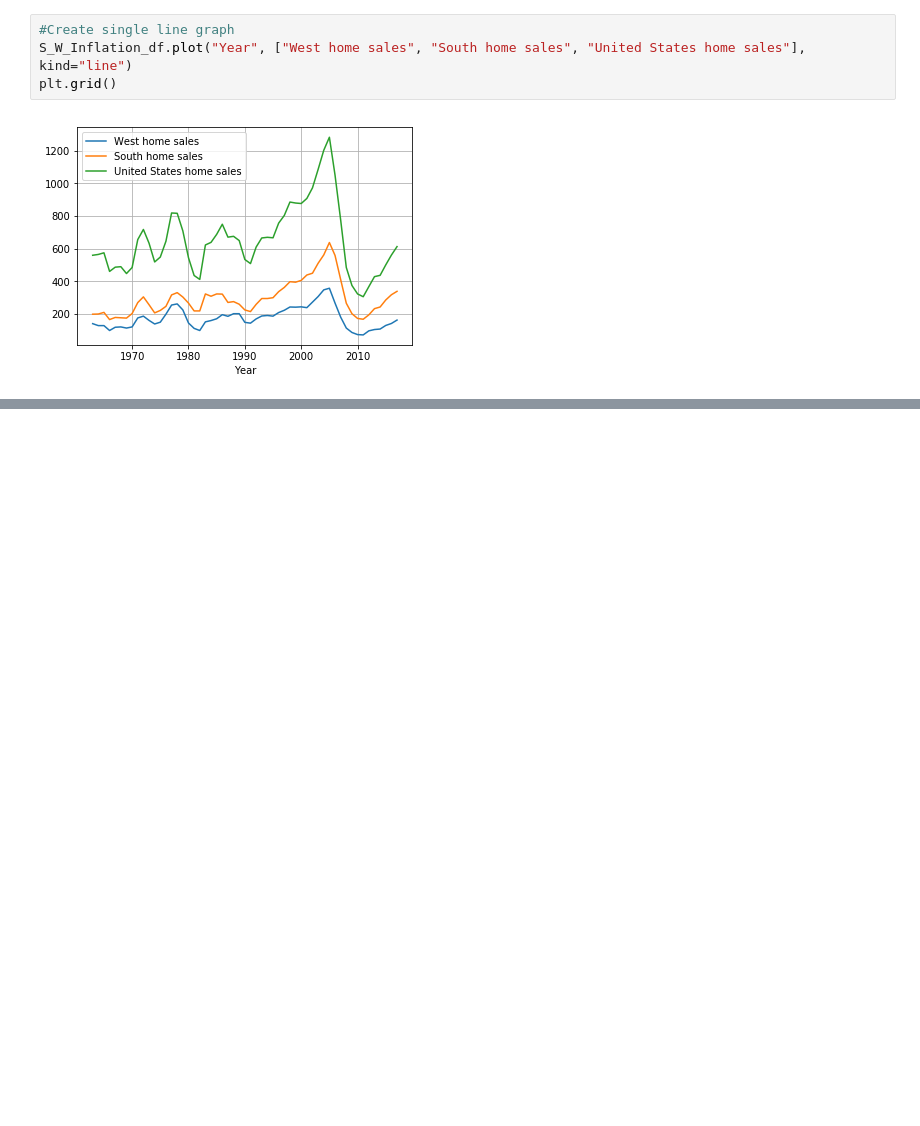
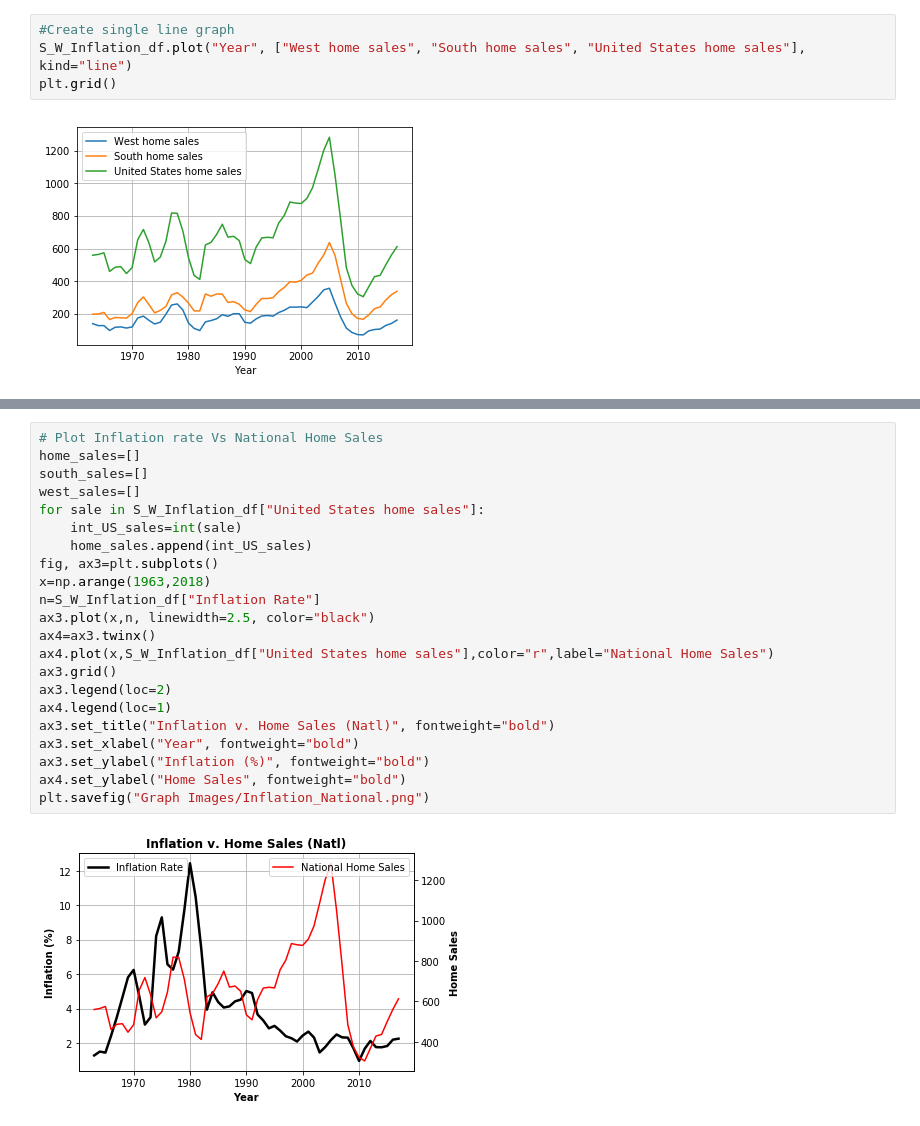
Before and after one commit to CarlosCocuy/ProjectRepo, a Jupyter notebook: data_cleaning_fed_funds.ipynb, the cells around one changed output, grey strips where cells are left out. Saved outputs shown, nothing was run; the diff lists cells and outputs as text; blank space fills up the shorter version.

```diff
--- a/data_cleaning_fed_funds.ipynb
+++ b/data_cleaning_fed_funds.ipynb
@@ -117,0 +118,24 @@ plt.savefig("Graph Images/Inflation_Home_Sales_john2.png")
+# %%
+# Plot Inflation rate Vs National Home Sales
+home_sales=[]
+south_sales=[]
+west_sales=[]
+for sale in S_W_Inflation_df["United States home sales"]:
+    int_US_sales=int(sale)
+    home_sales.append(int_US_sales)
+fig, ax3=plt.subplots()
+x=np.arange(1963,2018)
+n=S_W_Inflation_df["Inflation Rate"]
+ax3.plot(x,n, linewidth=2.5, color="black")
+ax4=ax3.twinx()
+ax4.plot(x,S_W_Inflation_df["United States home sales"],color="r",label="National Home Sales")
+ax3.grid()
+ax3.legend(loc=2)
+ax4.legend(loc=1)
+ax3.set_title("Inflation v. Home Sales (Natl)", fontweight="bold")
+ax3.set_xlabel("Year", fontweight="bold")
+ax3.set_ylabel("Inflation (%)", fontweight="bold")
+ax4.set_ylabel("Home Sales", fontweight="bold")
+plt.savefig("Graph Images/Inflation_National.png")
+# %% [output]
+[figure, added]
```
Also changed, not shown: parts of 3 cells of this notebook, 4 other files.
